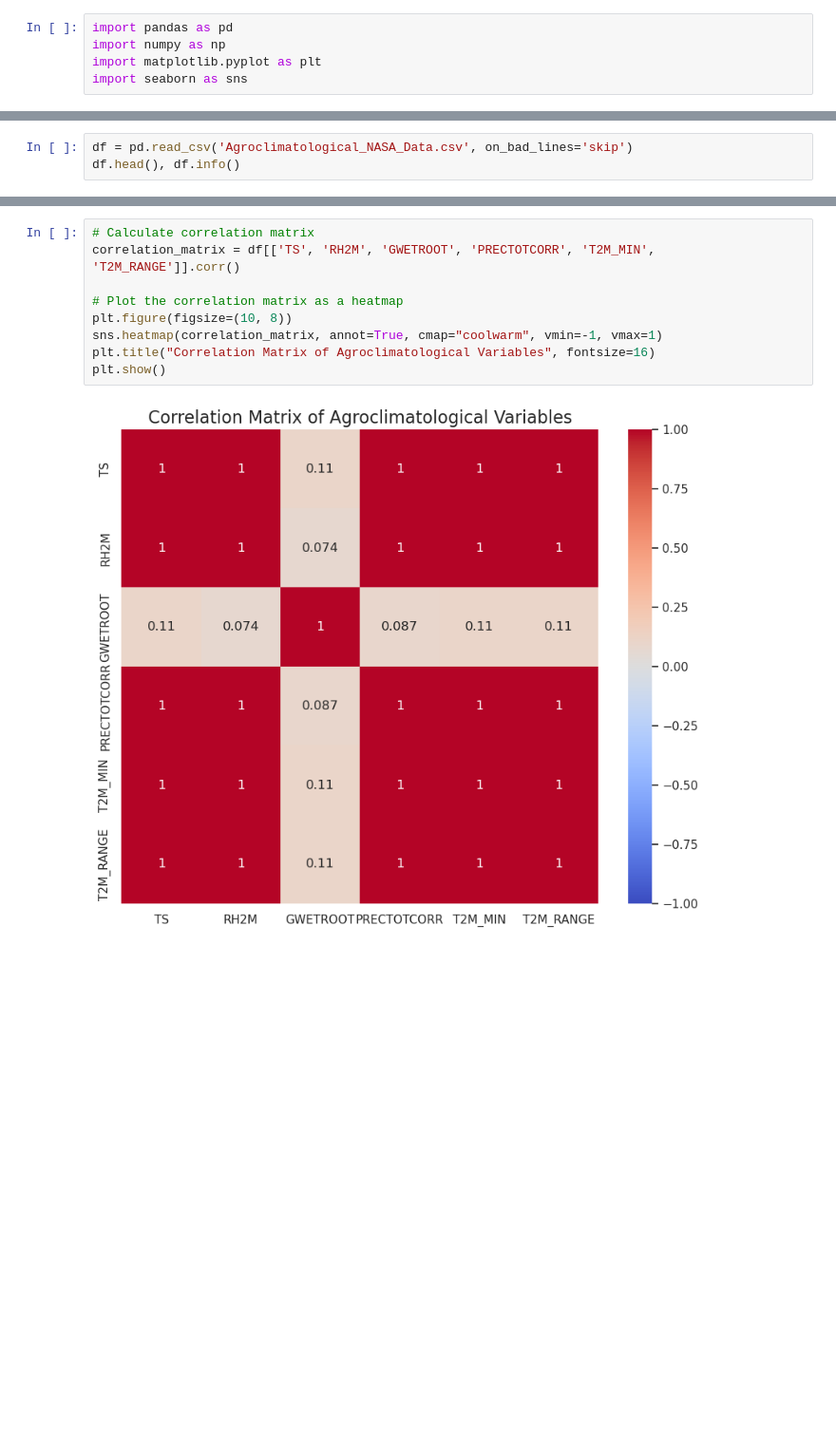
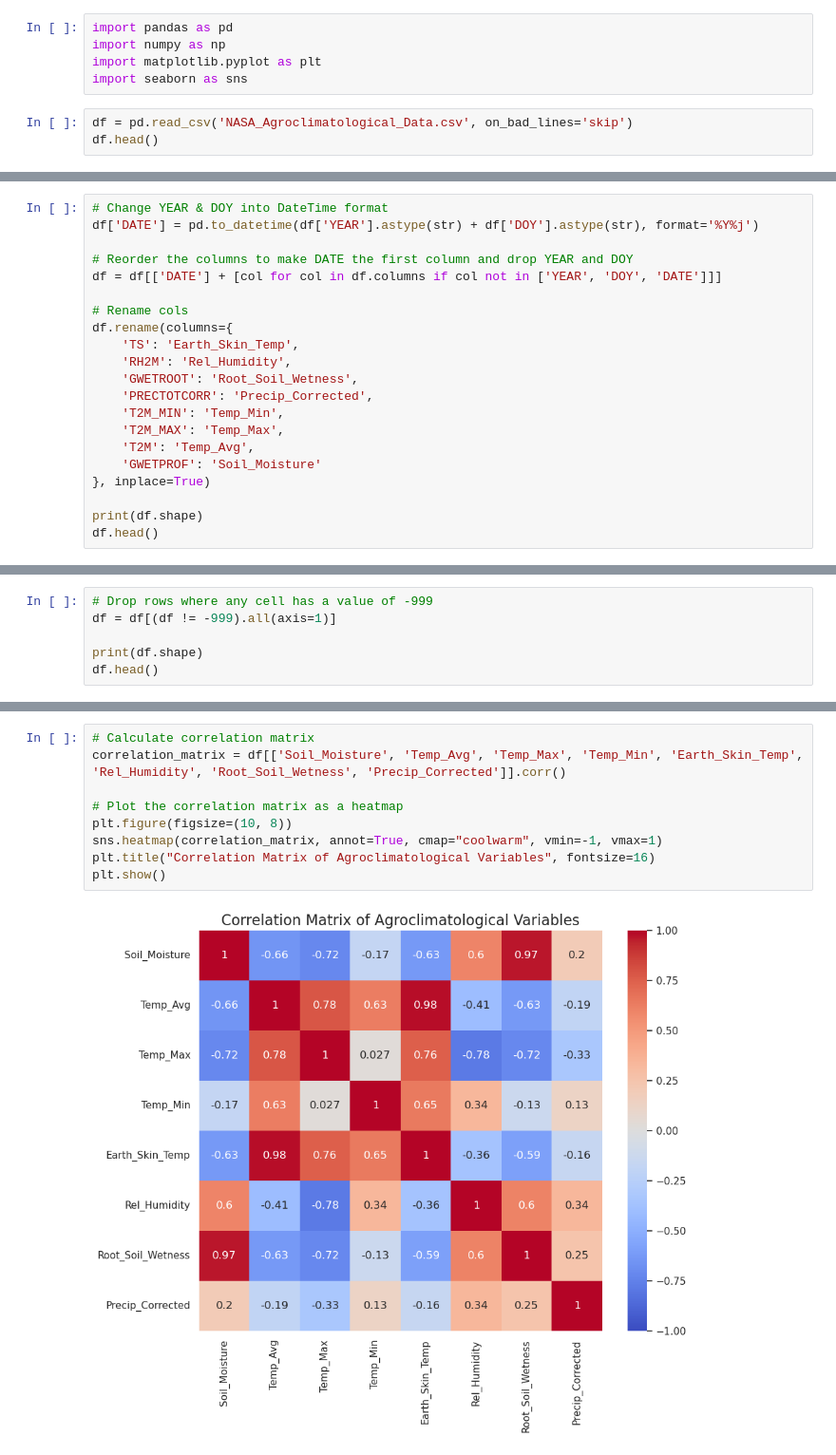
Before and after one commit to jak-weston/Cocoa-Futures-Analysis, a Jupyter notebook: NASA_Data.ipynb, the cells around one changed output, grey strips where cells are left out. Shown: that part at 95% size. Saved outputs shown, nothing was run; the diff lists cells and outputs as text; blank space fills up the shorter version.

Commit message:
Nasa EDA

```diff
--- a/NASA_Data.ipynb
+++ b/NASA_Data.ipynb
@@ -10,3 +12,6 @@ import pandas as pd
 import numpy as np
 import matplotlib.pyplot as plt
 import seaborn as sns
+# %%
+df = pd.read_csv('NASA_Agroclimatological_Data.csv', on_bad_lines='skip')
+df.head()
@@ -12,0 +25,21 @@ import seaborn as sns
+# %%
+# Change YEAR & DOY into DateTime format
+df['DATE'] = pd.to_datetime(df['YEAR'].astype(str) + df['DOY'].astype(str), format='%Y%j')
+
+# Reorder the columns to make DATE the first column and drop YEAR and DOY
+df = df[['DATE'] + [col for col in df.columns if col not in ['YEAR', 'DOY', 'DATE']]]
+
+# Rename cols
+df.rename(columns={
+    'TS': 'Earth_Skin_Temp',
+    'RH2M': 'Rel_Humidity',
+    'GWETROOT': 'Root_Soil_Wetness',
+    'PRECTOTCORR': 'Precip_Corrected',
+    'T2M_MIN': 'Temp_Min',
+    'T2M_MAX': 'Temp_Max',
+    'T2M': 'Temp_Avg',
+    'GWETPROF': 'Soil_Moisture'
+}, inplace=True)
+
+print(df.shape)
+df.head()
@@ -12,0 +54,6 @@ import seaborn as sns
+# %%
+# Drop rows where any cell has a value of -999
+df = df[(df != -999).all(axis=1)]
+
+print(df.shape)
+df.head()
@@ -15,3 +69,0 @@ import seaborn as sns
-# %%
-df = pd.read_csv('Agroclimatological_NASA_Data.csv', on_bad_lines='skip')
-df.head(), df.info()
@@ -62,11 +102,11 @@ plt.show()
 # %%
 # Calculate correlation matrix
-correlation_matrix = df[['TS', 'RH2M', 'GWETROOT', 'PRECTOTCORR', 'T2M_MIN', 'T2M_RANGE']].corr()
+correlation_matrix = df[['Soil_Moisture', 'Temp_Avg', 'Temp_Max', 'Temp_Min', 'Earth_Skin_Temp', 'Rel_Humidity', 'Root_Soil_Wetness', 'Precip_Corrected']].corr()
 
 # Plot the correlation matrix as a heatmap
 plt.figure(figsize=(10, 8))
 sns.heatmap(correlation_matrix, annot=True, cmap="coolwarm", vmin=-1, vmax=1)
 plt.title("Correlation Matrix of Agroclimatological Variables", fontsize=16)
 plt.show()
 # %% [output]
-[figure, old version]
+[figure, new version]
```
Also changed, not shown: parts of 19 cells of this notebook, 2 other files.
